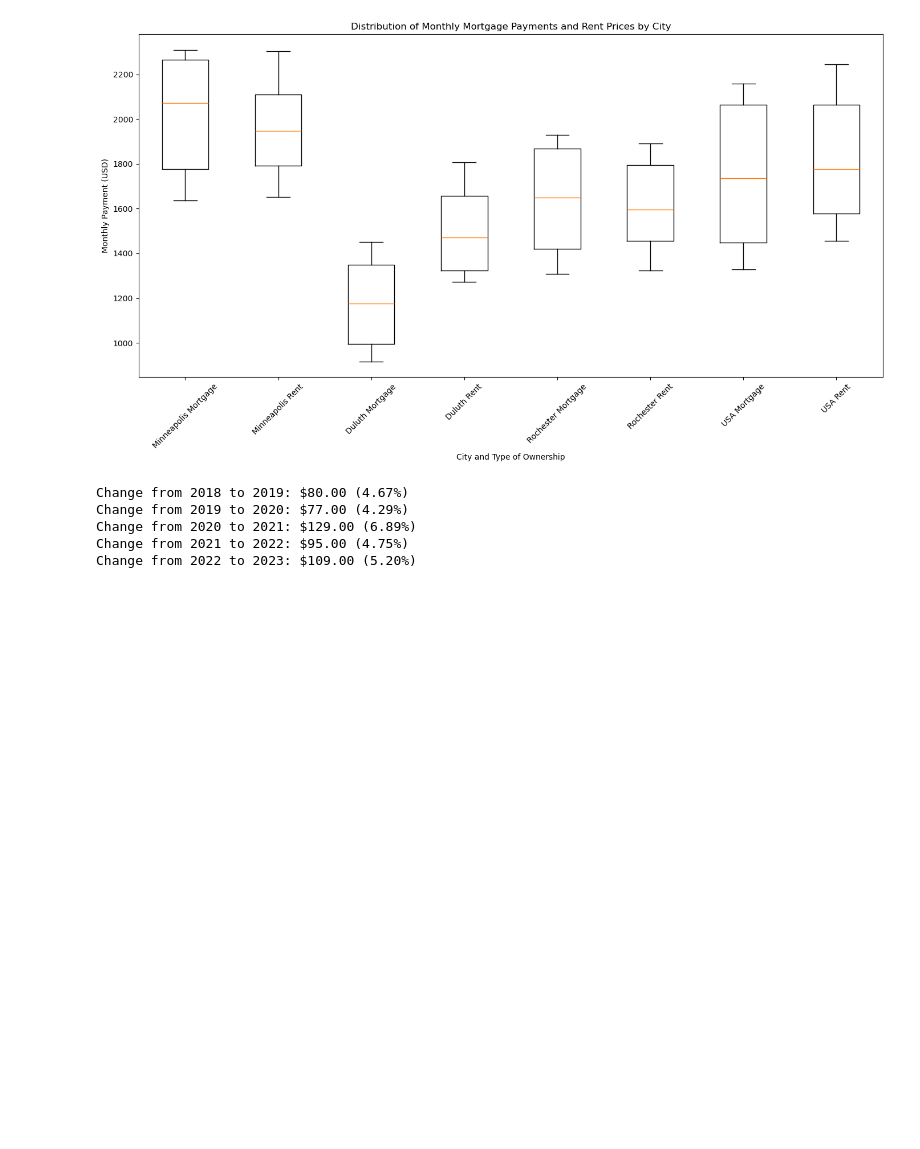
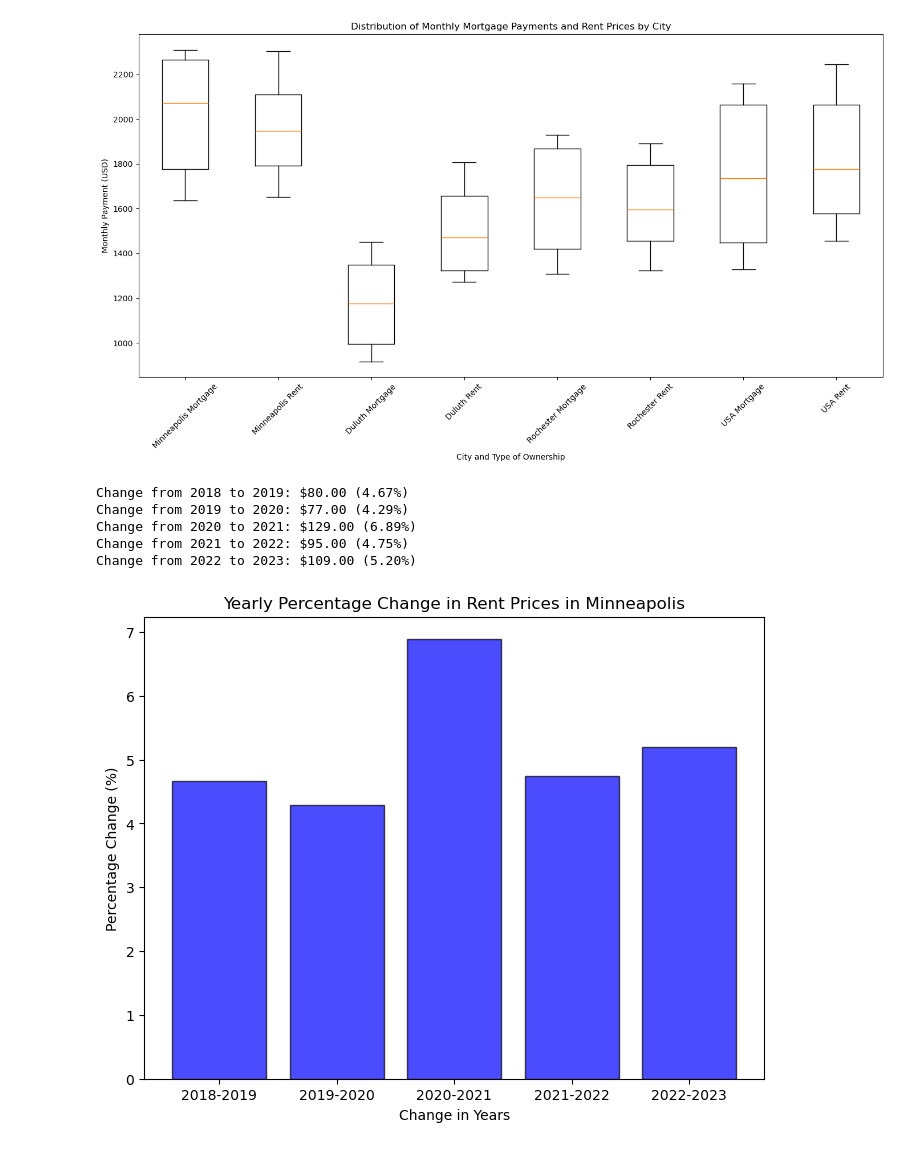
Before and after one commit to BettyJean8/Project-JLLMB, a Jupyter notebook: Housing.ipynb, the cells around one changed output. Cells and saved outputs as stored; diff of their text form; code cells hidden in the pictures; blank space fills up the shorter version.

Commit message:
adding percentage changes

```diff
--- a/Housing.ipynb
+++ b/Housing.ipynb
@@ -140,26 +140,38 @@ plt.show()
 [figure]
 # %%
 #Minneapolis Rent Price
-
+percent_change = []
 end_values = [1714, 1794, 1871, 2000, 2095, 2204]
 years = len(end_values)
 previous_end_value = end_values[0]
 for year in range(1, years):
     current_end_value = end_values[year]
     yearly_change = current_end_value - previous_end_value
     percentage_change = (yearly_change / previous_end_value) * 100
     print(f"Change from {year + 2017} to {year + 2018}: ${yearly_change:.2f} ({percentage_change:.2f}%)")
     previous_end_value = current_end_value
-percentage_change_first_to_second = ((end_values[1] - end_values[0]) / end_values[0]) * 100
-percent_change_2_to_3 = ((end_values[2] - end_values[1]) / end_values[1]) * 100
-percent_change_3_to_4 = ((end_values[3] - end_values[2]) / end_values[2]) * 100
-percent_change_4_to_5 = ((end_values[4] - end_values[3]) / end_values[3]) * 100
-percent_change_5_to_6 = ((end_values[5] - end_values[4]) / end_values[4]) * 100
+    percent_change.append(percentage_change)
+
+percent_change_2018_to_2019 = ((end_values[1] - end_values[0]) / end_values[0]) * 100
+percent_change_2019_to_2020 = ((end_values[2] - end_values[1]) / end_values[1]) * 100
+percent_change_2020_to_2021 = ((end_values[3] - end_values[2]) / end_values[2]) * 100
+percent_change_2021_to_2022 = ((end_values[4] - end_values[3]) / end_values[3]) * 100
+percent_change_2022_to_2023 = ((end_values[5] - end_values[4]) / end_values[4]) * 100
+
+change_in_years = ['2018-2019', '2019-2020', '2020-2021', '2021-2022', '2022-2023']
+
+plt.figure(figsize=(8, 6))
+plt.bar(change_in_years, percent_change, color='blue', edgecolor='black', alpha=0.7)
+plt.title('Yearly Percentage Change in Rent Prices in Minneapolis')
+plt.ylabel('Percentage Change (%)')
+plt.xlabel('Change in Years')
+plt.show()
 # %% [output]
 Change from 2018 to 2019: $80.00 (4.67%)
 Change from 2019 to 2020: $77.00 (4.29%)
 Change from 2020 to 2021: $129.00 (6.89%)
 Change from 2021 to 2022: $95.00 (4.75%)
 Change from 2022 to 2023: $109.00 (5.20%)
+[figure, added]
 # %%
 #Duluth Rent Price
```
Also changed, not shown: parts of 7 cells of this notebook.
